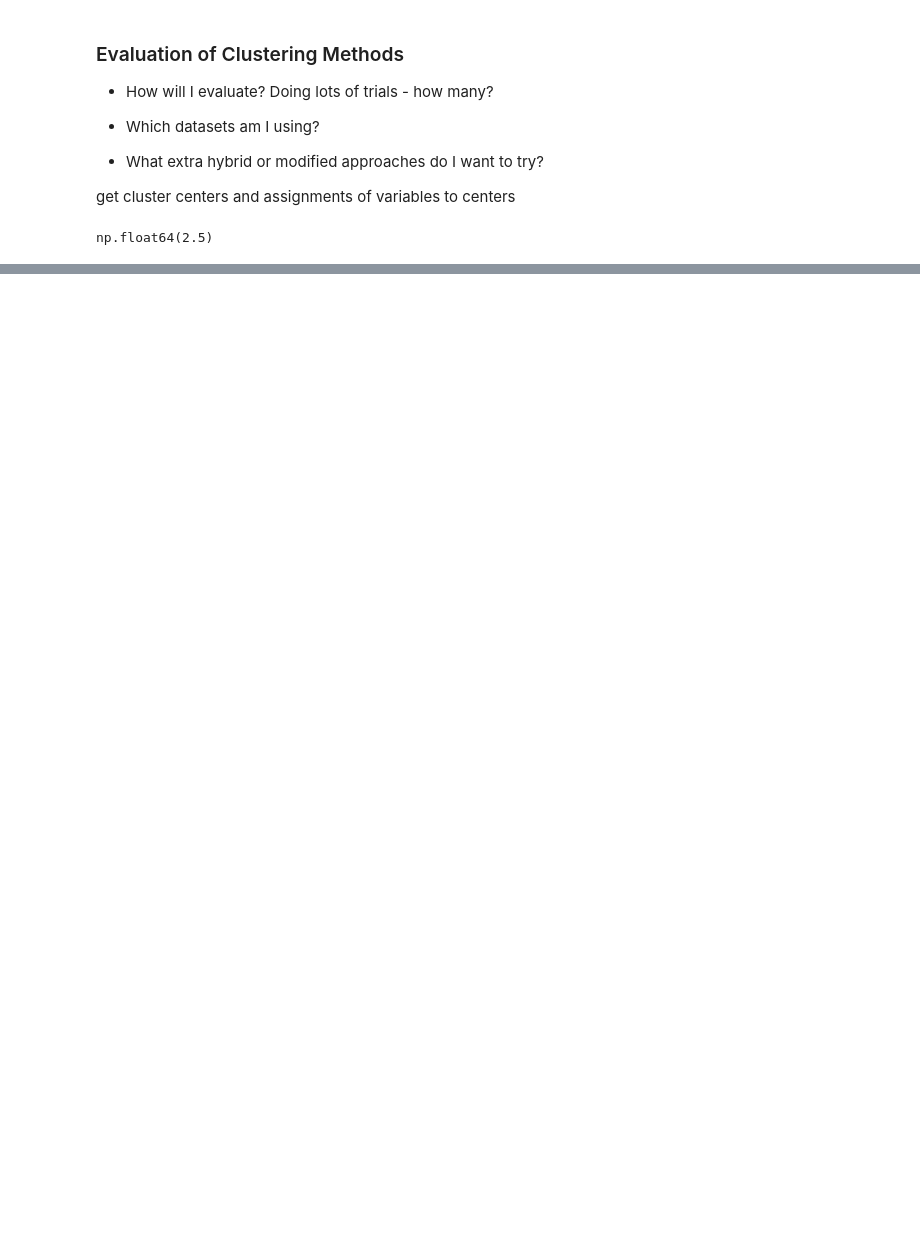
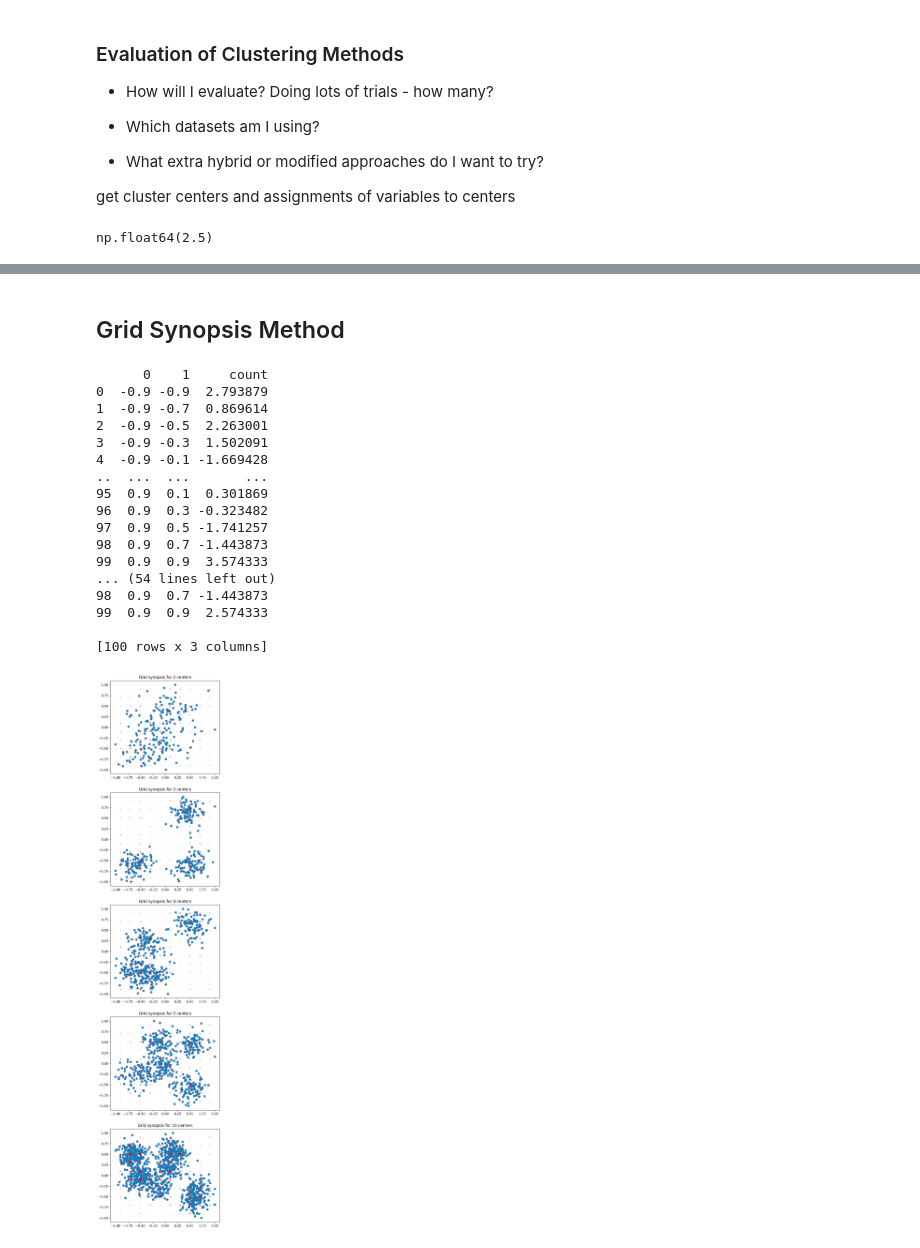
Before and after one commit to amy-ln/dpclustering, a Jupyter notebook: evaluation.ipynb, the cells around one changed output, grey strips where cells are left out. Saved outputs shown, nothing was run; the diff lists cells and outputs as text; code cells hidden in the pictures; blank space fills up the shorter version.

```diff
--- a/evaluation.ipynb
+++ b/evaluation.ipynb
@@ -66,0 +72,37 @@ print(table)
+# %% [markdown]
+## Grid Synopsis Method
+# %%
+from grid import create_grid_synopsis
+
+fig, axes = plt.subplots(5, 1, figsize=(6, 30))
+
+# 2 dimensions
+table=[]
+i=0
+for num_centers in [2,3,4,5,10]:
+    dataset = np.load(f"datasets/d2{num_centers}.npy")
+    weighted_points = create_grid_synopsis(pd.DataFrame(dataset), 1, 2, 10)
+    axes[i].scatter(x=dataset[:,0], y=dataset[:, 1])
+    print(weighted_points)
+    axes[i].scatter(x=weighted_points[0], y=weighted_points[1], s=abs(weighted_points["count"]), color="red")
+    axes[i].set_title(f"Grid synopsis for {num_centers} centers")
+    i+=1
+# %% [output]
+      0    1     count
+0  -0.9 -0.9  2.793879
+1  -0.9 -0.7  0.869614
+2  -0.9 -0.5  2.263001
+3  -0.9 -0.3  1.502091
+4  -0.9 -0.1 -1.669428
+..  ...  ...       ...
+95  0.9  0.1  0.301869
+96  0.9  0.3 -0.323482
+97  0.9  0.5 -1.741257
+98  0.9  0.7 -1.443873
+99  0.9  0.9  3.574333
+... (54 lines left out)
+98  0.9  0.7 -1.443873
+99  0.9  0.9  2.574333
+
+[100 rows x 3 columns]
+[figure, added]
```
Also changed, not shown: parts of 4 cells of this notebook, 6 other files.
